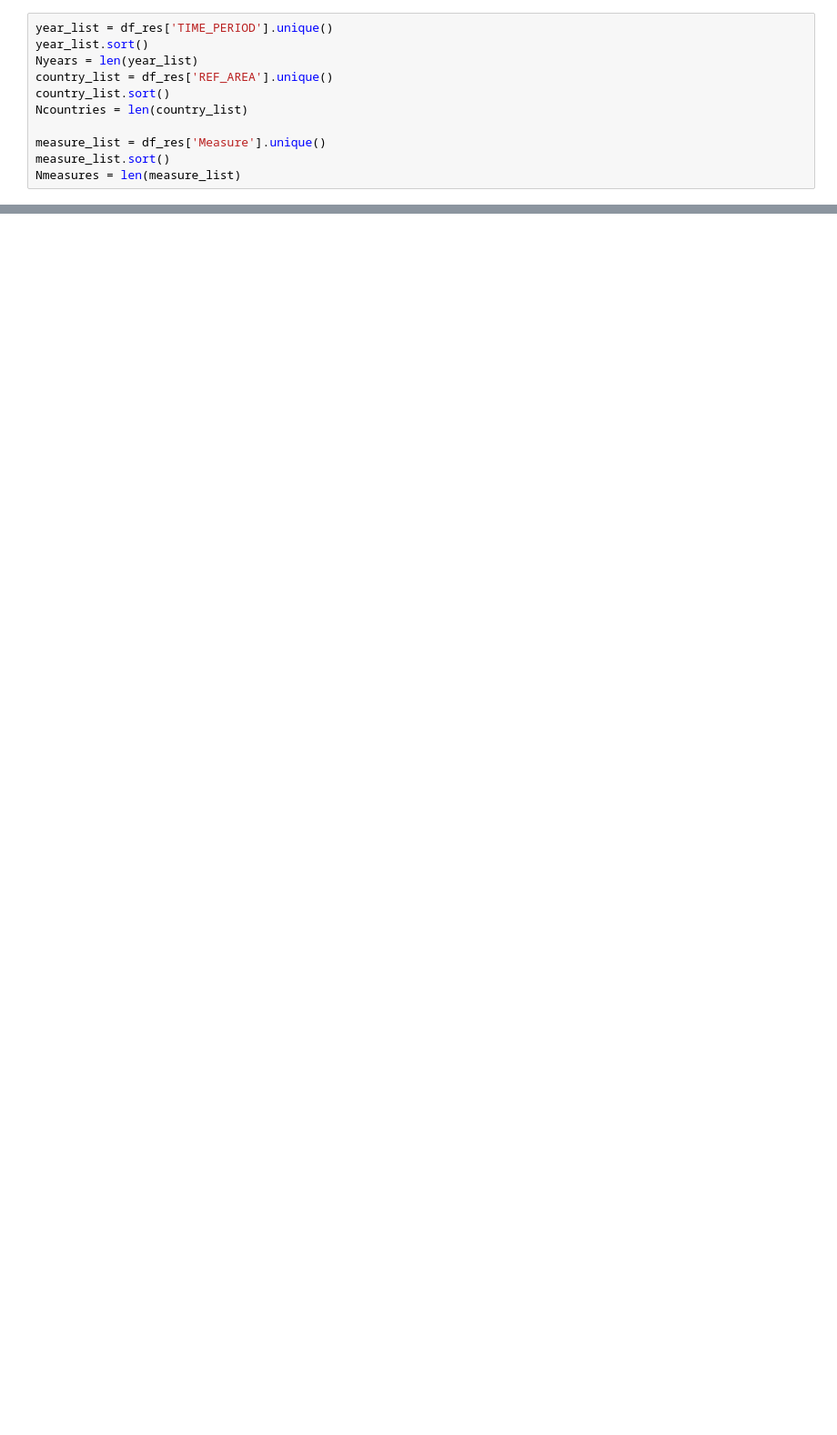
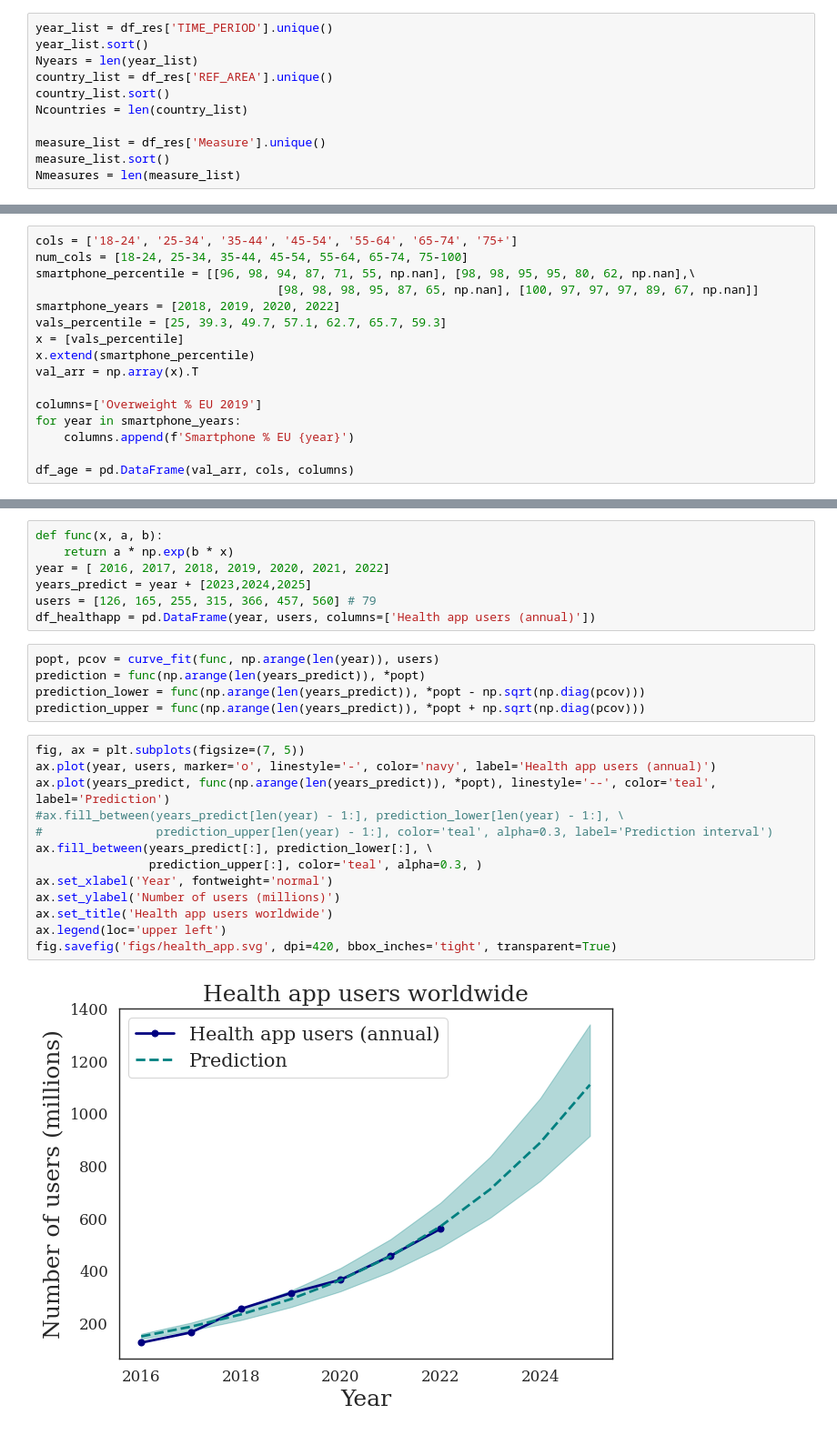
Before and after one commit to simonguld/NovoNordiskCBS, a Jupyter notebook: data_extraction.ipynb, the cells around one changed output, grey strips where cells are left out. Shown at 91% size. Saved outputs shown, nothing was run; the diff lists cells and outputs as text; blank space fills up the shorter version.

```diff
--- a/data_extraction.ipynb
+++ b/data_extraction.ipynb
@@ -112,0 +72,16 @@ array(['ARG', 'AUS', 'AUT', 'BEL', 'BGR', 'BRA', 'CAN', 'CHE', 'CHL',
+# %%
+cols = ['18-24', '25-34', '35-44', '45-54', '55-64', '65-74', '75+']
+num_cols = [18-24, 25-34, 35-44, 45-54, 55-64, 65-74, 75-100]
+smartphone_percentile = [[96, 98, 94, 87, 71, 55, np.nan], [98, 98, 95, 95, 80, 62, np.nan],\
+                                  [98, 98, 98, 95, 87, 65, np.nan], [100, 97, 97, 97, 89, 67, np.nan]]
+smartphone_years = [2018, 2019, 2020, 2022]
+vals_percentile = [25, 39.3, 49.7, 57.1, 62.7, 65.7, 59.3]
+x = [vals_percentile]
+x.extend(smartphone_percentile)
+val_arr = np.array(x).T
+
+columns=['Overweight % EU 2019']
+for year in smartphone_years:
+    columns.append(f'Smartphone % EU {year}')
+
+df_age = pd.DataFrame(val_arr, cols, columns)
@@ -112,0 +140,27 @@ array(['ARG', 'AUS', 'AUT', 'BEL', 'BGR', 'BRA', 'CAN', 'CHE', 'CHL',
+# %%
+def func(x, a, b):
+    return a * np.exp(b * x)
+year = [ 2016, 2017, 2018, 2019, 2020, 2021, 2022]
+years_predict = year + [2023,2024,2025]
+users = [126, 165, 255, 315, 366, 457, 560] # 79
+df_healthapp = pd.DataFrame(year, users, columns=['Health app users (annual)'])
+# %%
+popt, pcov = curve_fit(func, np.arange(len(year)), users)
+prediction = func(np.arange(len(years_predict)), *popt)
+prediction_lower = func(np.arange(len(years_predict)), *popt - np.sqrt(np.diag(pcov)))
+prediction_upper = func(np.arange(len(years_predict)), *popt + np.sqrt(np.diag(pcov)))
+# %%
+fig, ax = plt.subplots(figsize=(7, 5))
+ax.plot(year, users, marker='o', linestyle='-', color='navy', label='Health app users (annual)')
+ax.plot(years_predict, func(np.arange(len(years_predict)), *popt), linestyle='--', color='teal', label='Prediction')
+#ax.fill_between(years_predict[len(year) - 1:], prediction_lower[len(year) - 1:], \
+#                prediction_upper[len(year) - 1:], color='teal', alpha=0.3, label='Prediction interval')
+ax.fill_between(years_predict[:], prediction_lower[:], \
+                prediction_upper[:], color='teal', alpha=0.3, )
+ax.set_xlabel('Year', fontweight='normal')
+ax.set_ylabel('Number of users (millions)')
+ax.set_title('Health app users worldwide')
+ax.legend(loc='upper left')
+fig.savefig('figs/health_app.svg', dpi=420, bbox_inches='tight', transparent=True)
+# %% [output]
+[figure, added]
```
Also changed, not shown: parts of 14 cells of this notebook, 10 other files.
